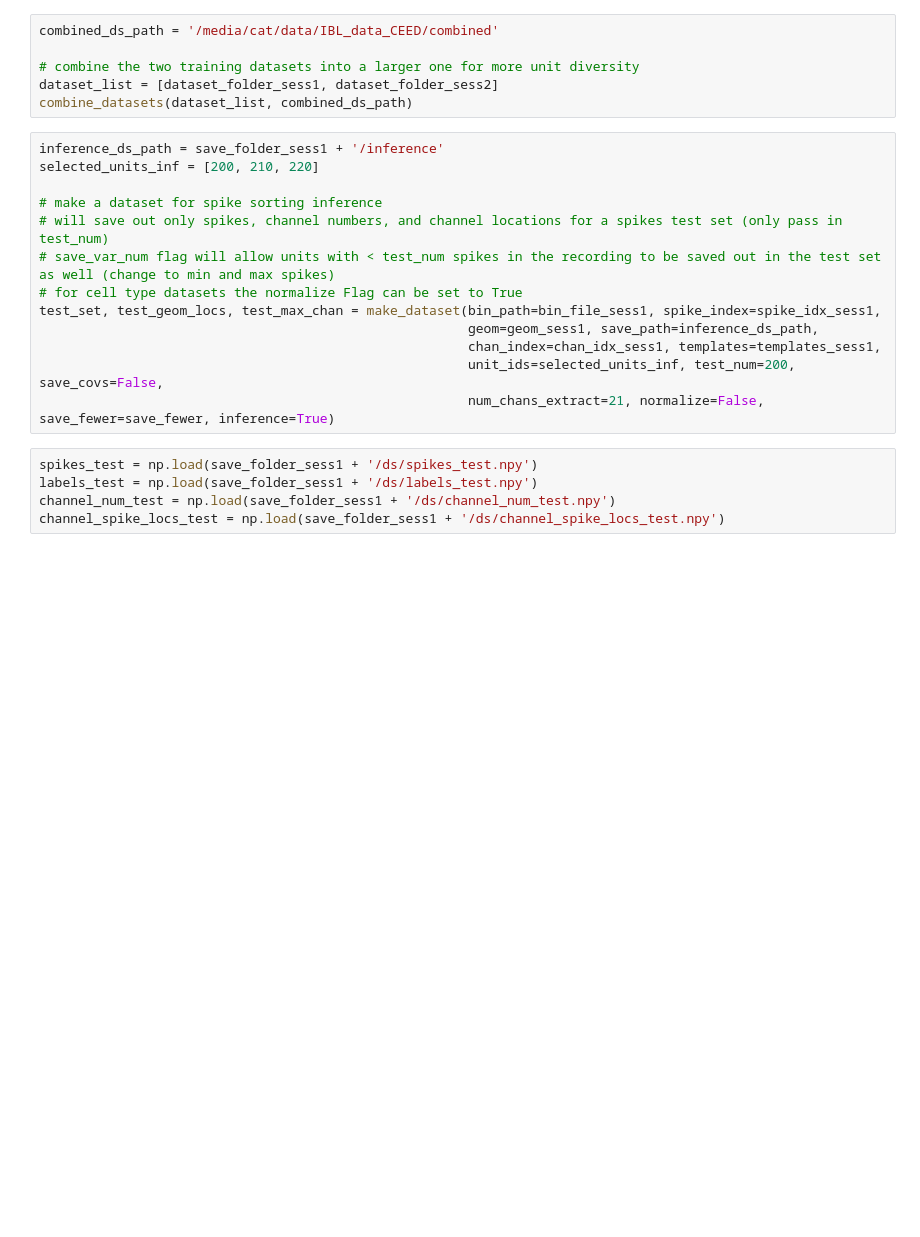
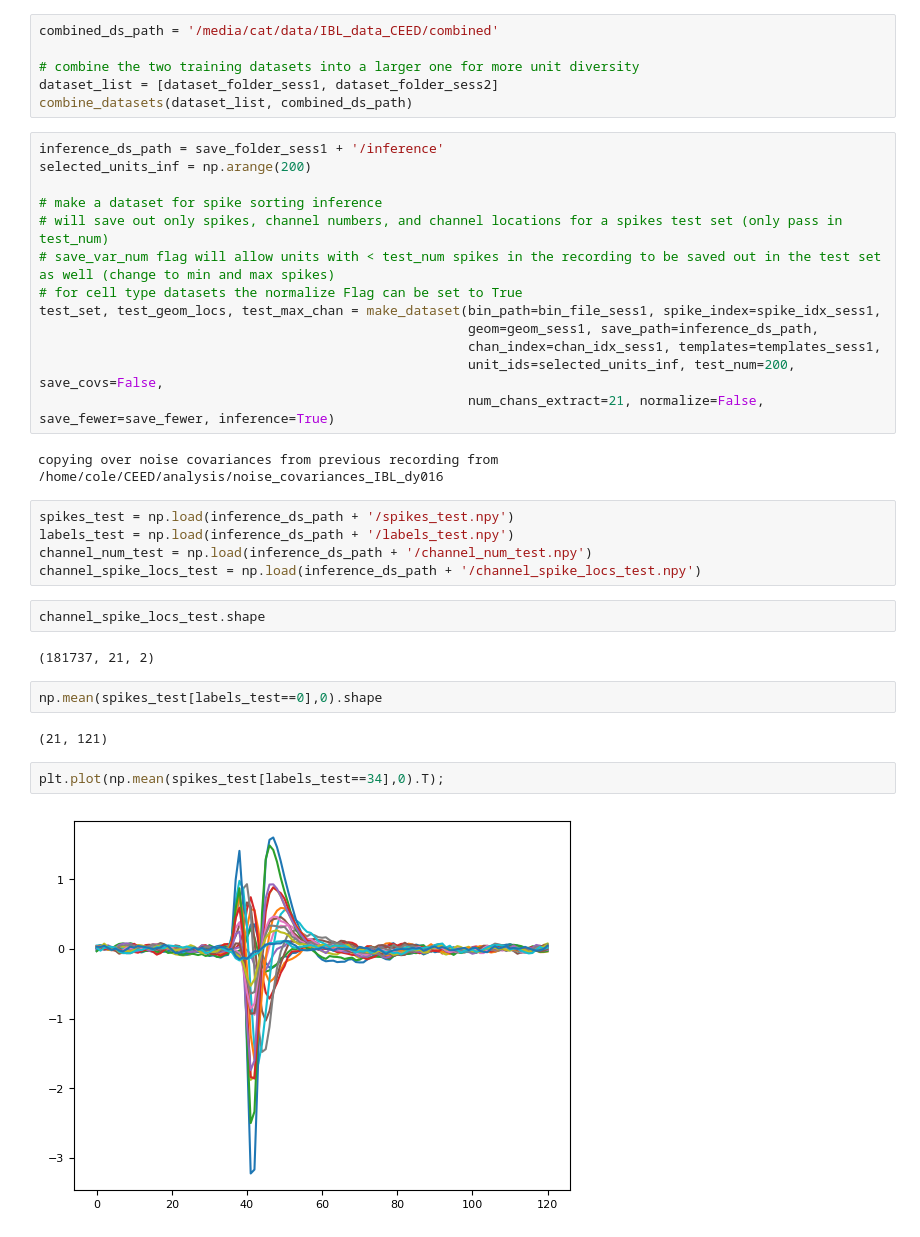
Before and after one commit to ankitvishnu23/CEED, a Jupyter notebook: notebooks/01_IBL_dataset_gen.ipynb, the cells around one changed output. Saved outputs shown, nothing was run; the diff lists cells and outputs as text; blank space fills up the shorter version.

Commit message:
noise

```diff
--- a/notebooks/01_IBL_dataset_gen.ipynb
+++ b/notebooks/01_IBL_dataset_gen.ipynb
@@ -85,7 +174,7 @@ dataset_list = [dataset_folder_sess1, dataset_folder_sess2]
 combine_datasets(dataset_list, combined_ds_path)
 # %%
 inference_ds_path = save_folder_sess1 + '/inference'
-selected_units_inf = [200, 210, 220]
+selected_units_inf = np.arange(200)
 
 # make a dataset for spike sorting inference
 # will save out only spikes, channel numbers, and channel locations for a spikes test set (only pass in test_num)
@@ -96,8 +185,22 @@ test_set, test_geom_locs, test_max_chan = make_dataset(bin_path=bin_file_sess1,
                                                        chan_index=chan_idx_sess1, templates=templates_sess1,
                                                        unit_ids=selected_units_inf, test_num=200, save_covs=False,
                                                        num_chans_extract=21, normalize=False, save_fewer=save_fewer, inference=True)
+# %% [output]
+copying over noise covariances from previous recording from /home/cole/CEED/analysis/noise_covariances_IBL_dy016
 # %%
-spikes_test = np.load(save_folder_sess1 + '/ds/spikes_test.npy')
-labels_test = np.load(save_folder_sess1 + '/ds/labels_test.npy')
-channel_num_test = np.load(save_folder_sess1 + '/ds/channel_num_test.npy')
-channel_spike_locs_test = np.load(save_folder_sess1 + '/ds/channel_spike_locs_test.npy')
+spikes_test = np.load(inference_ds_path + '/spikes_test.npy')
+labels_test = np.load(inference_ds_path + '/labels_test.npy')
+channel_num_test = np.load(inference_ds_path + '/channel_num_test.npy')
+channel_spike_locs_test = np.load(inference_ds_path + '/channel_spike_locs_test.npy')
+# %%
+channel_spike_locs_test.shape
+# %% [output]
+(181737, 21, 2)
+# %%
+np.mean(spikes_test[labels_test==0],0).shape
+# %% [output]
+(21, 121)
+# %%
+plt.plot(np.mean(spikes_test[labels_test==34],0).T);
+# %% [output]
+[figure, added]
```
Also changed, not shown: parts of 6 cells of this notebook, 7 other files.
